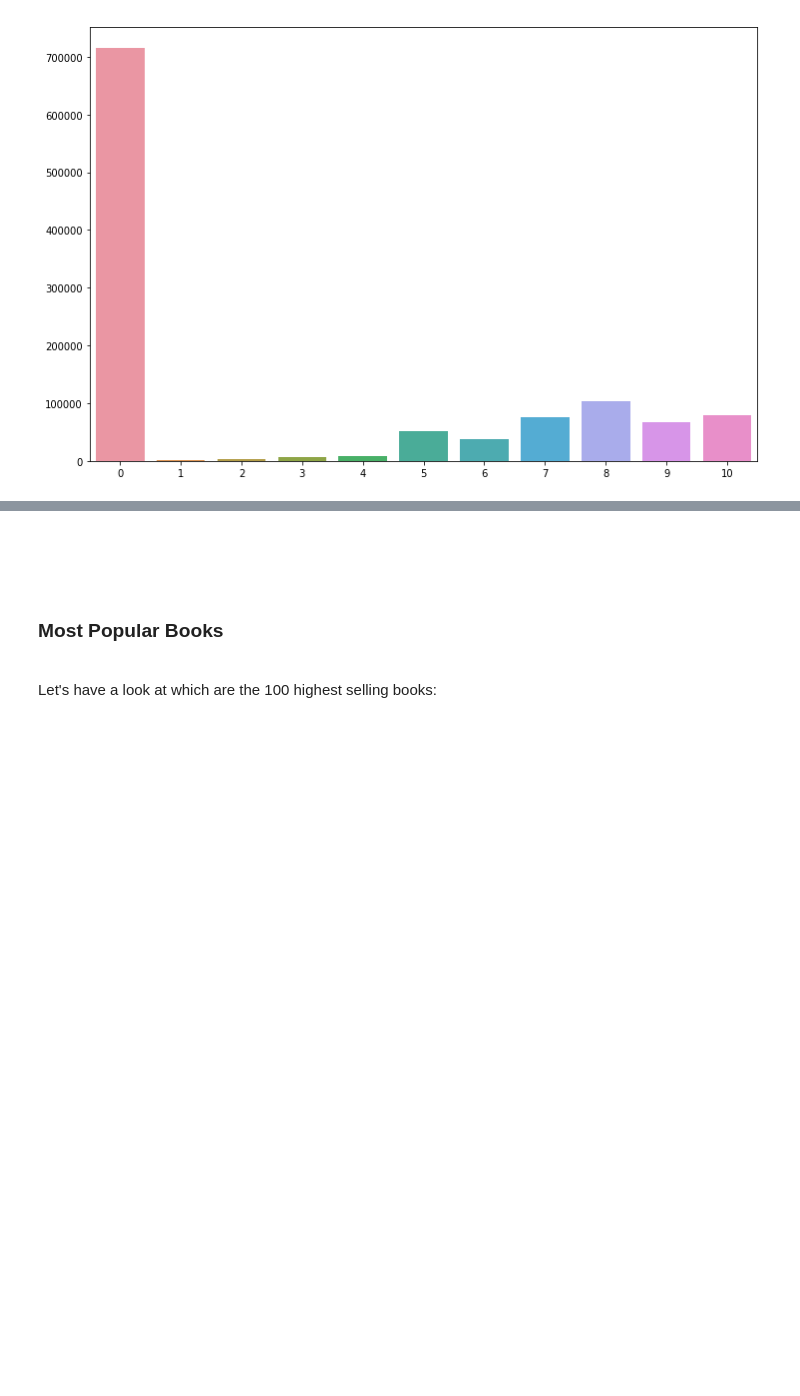
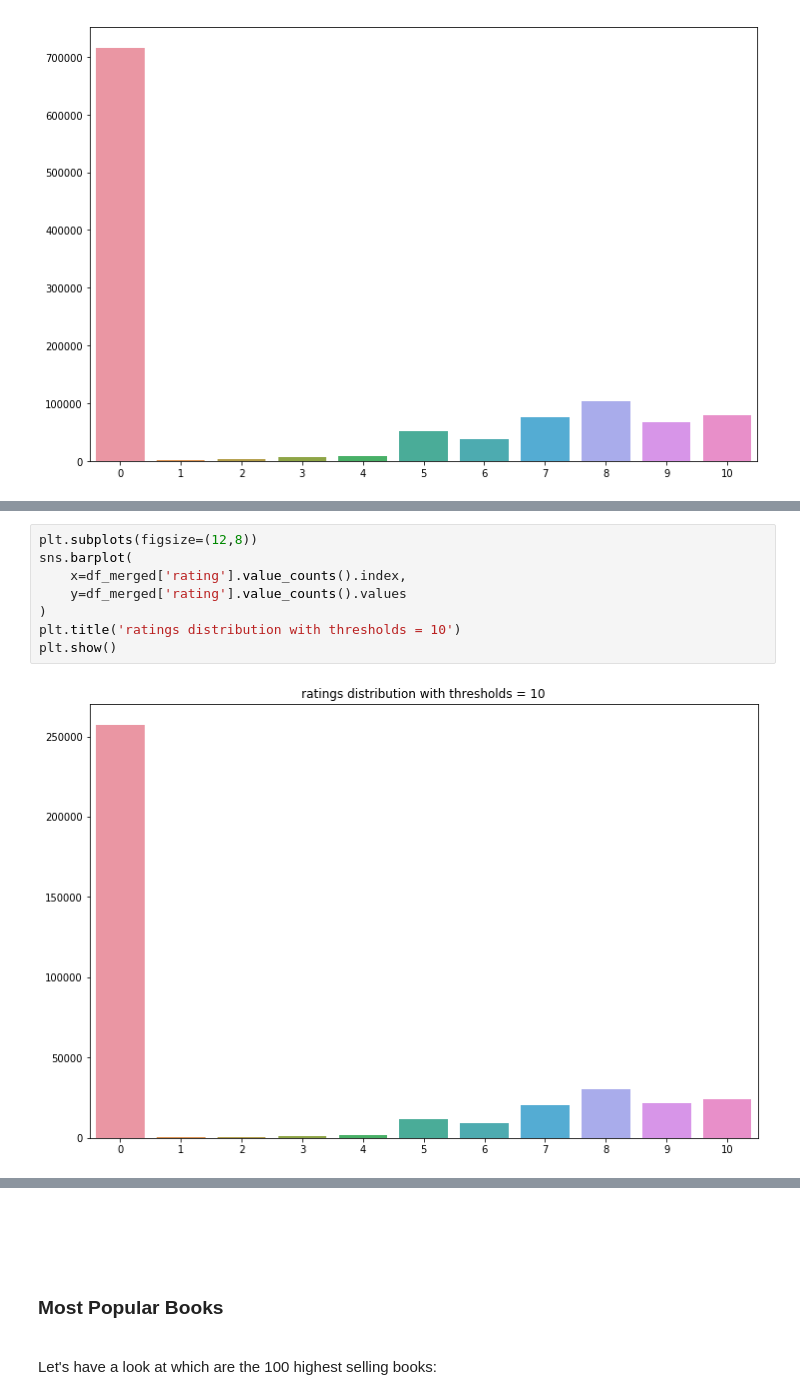
Before and after one commit to ohjho/recommendation_system, a Jupyter notebook: EDA_presentation.ipynb, the cells around one changed output, grey strips where cells are left out. Saved outputs shown, nothing was run; the diff lists cells and outputs as text; blank space fills up the shorter version.

```diff
--- a/EDA_presentation.ipynb
+++ b/EDA_presentation.ipynb
@@ -491,0 +498,10 @@ plt.show()
+# %%
+plt.subplots(figsize=(12,8))
+sns.barplot(
+    x=df_merged['rating'].value_counts().index,
+    y=df_merged['rating'].value_counts().values
+)
+plt.title('ratings distribution with thresholds = 10')
+plt.show()
+# %% [output]
+[figure, added]
```
Also changed, not shown: parts of 6 cells of this notebook.
